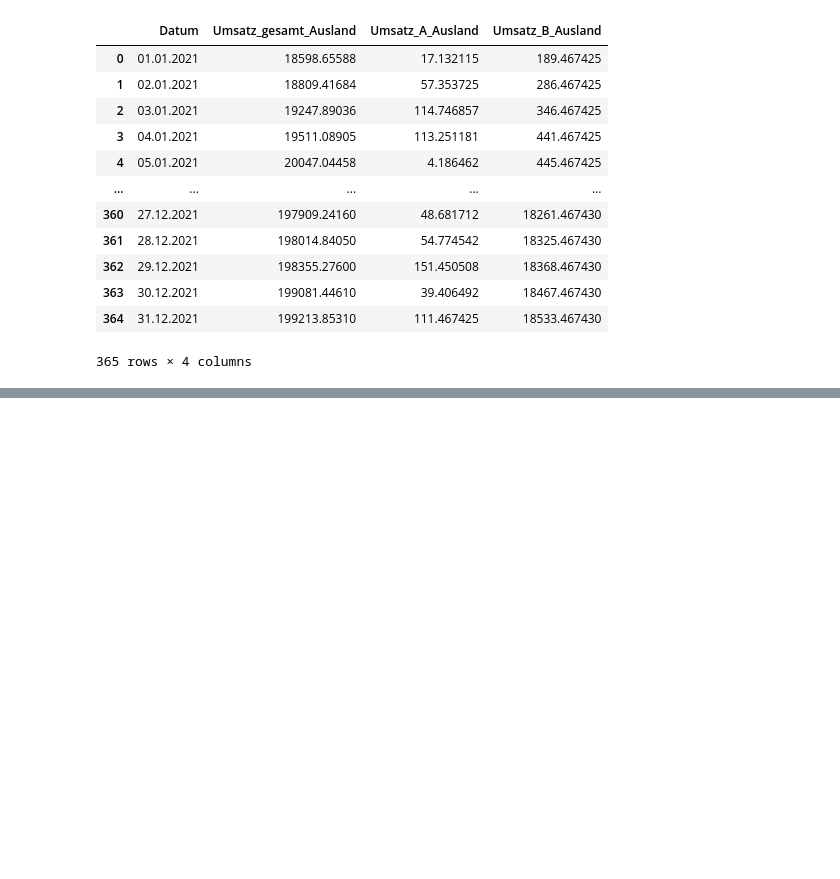
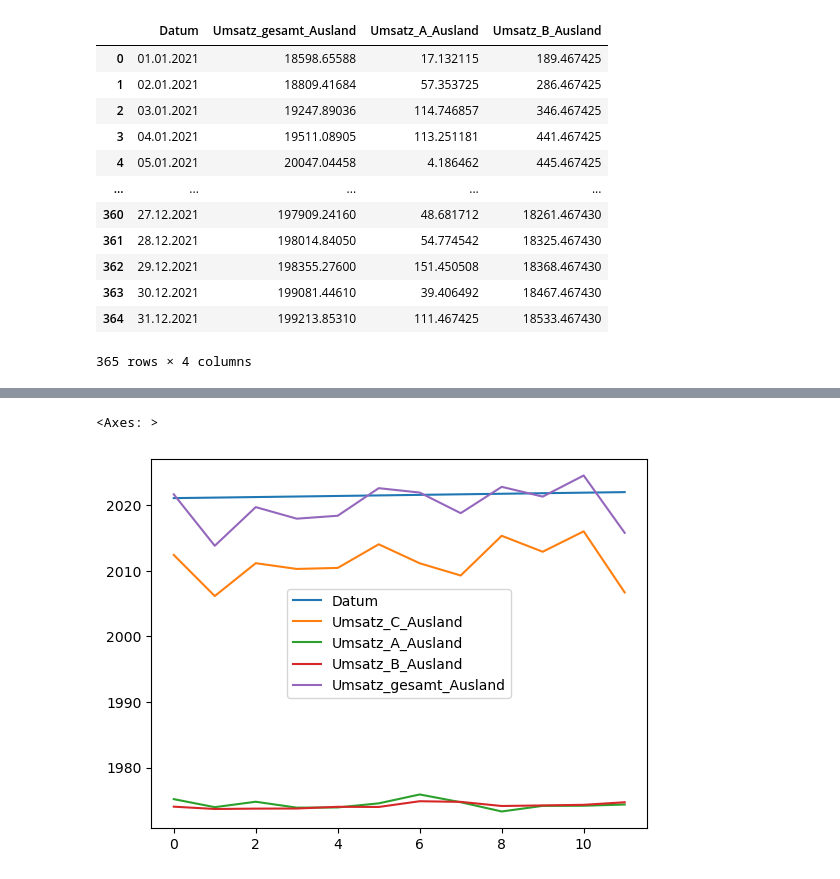
Before and after one commit to Wolfhardt/Praxisprojekt_Modul_2.2_Breakout2, a Jupyter notebook: Daten/Merge_cls.ipynb, the cells around one changed output, grey strips where cells are left out. Drawn from its saved outputs; the diff is of its cells as text; code cells hidden in the pictures; blank space fills up the shorter version.

```diff
--- a/Daten/Merge_cls.ipynb
+++ b/Daten/Merge_cls.ipynb
@@ -202,5 +295,8 @@ KeyError: 'Umsatz_C_Ausland'
 # %%
 df_gesamt_monat = df_gesamt_monat.reset_index()
 # %%
-df_gesamt_monat.dtypes
+df_gesamt_monat.plot()
+# %% [output]
+<Axes: >
+[figure, added]
 # %%
```
Also changed, not shown: parts of 29 cells of this notebook, 6 other files.
